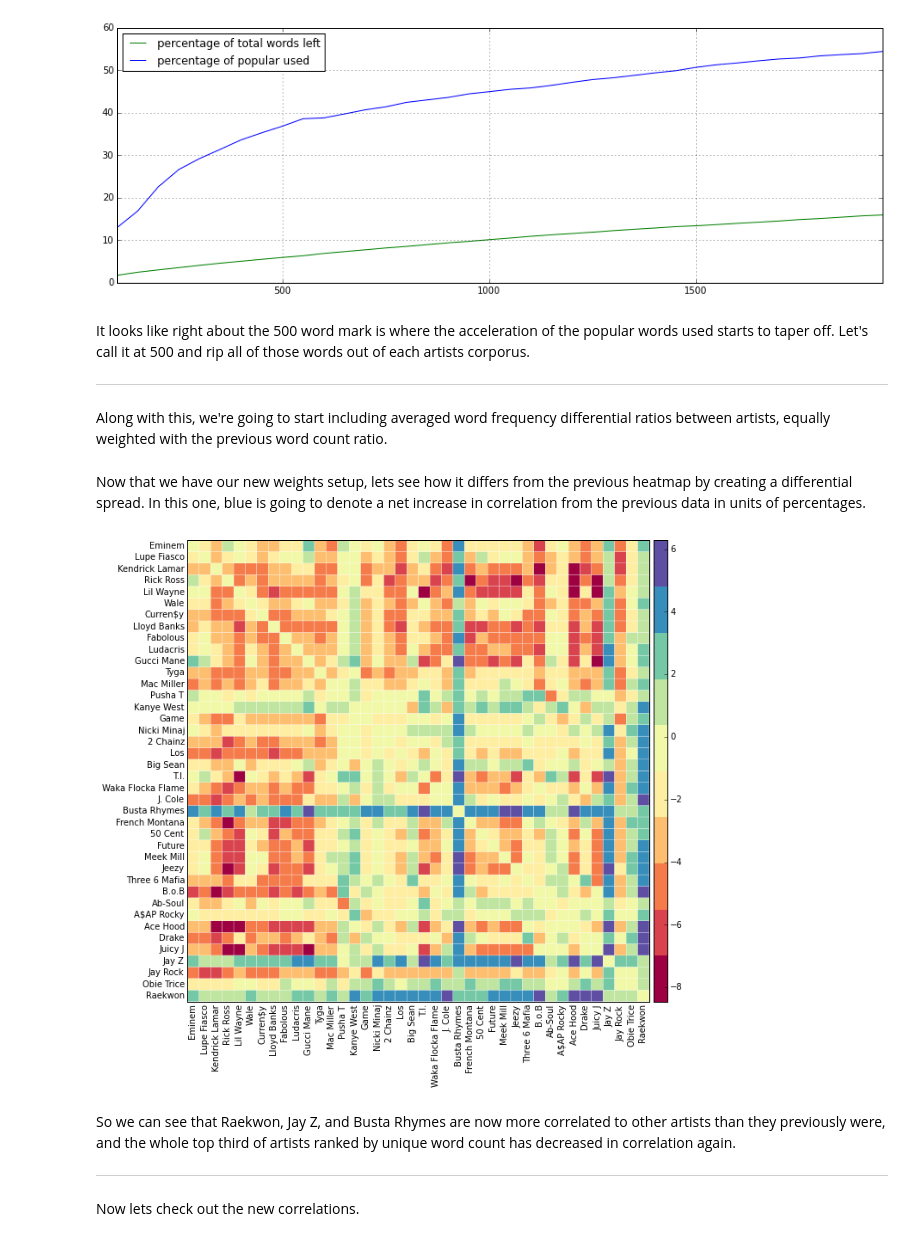
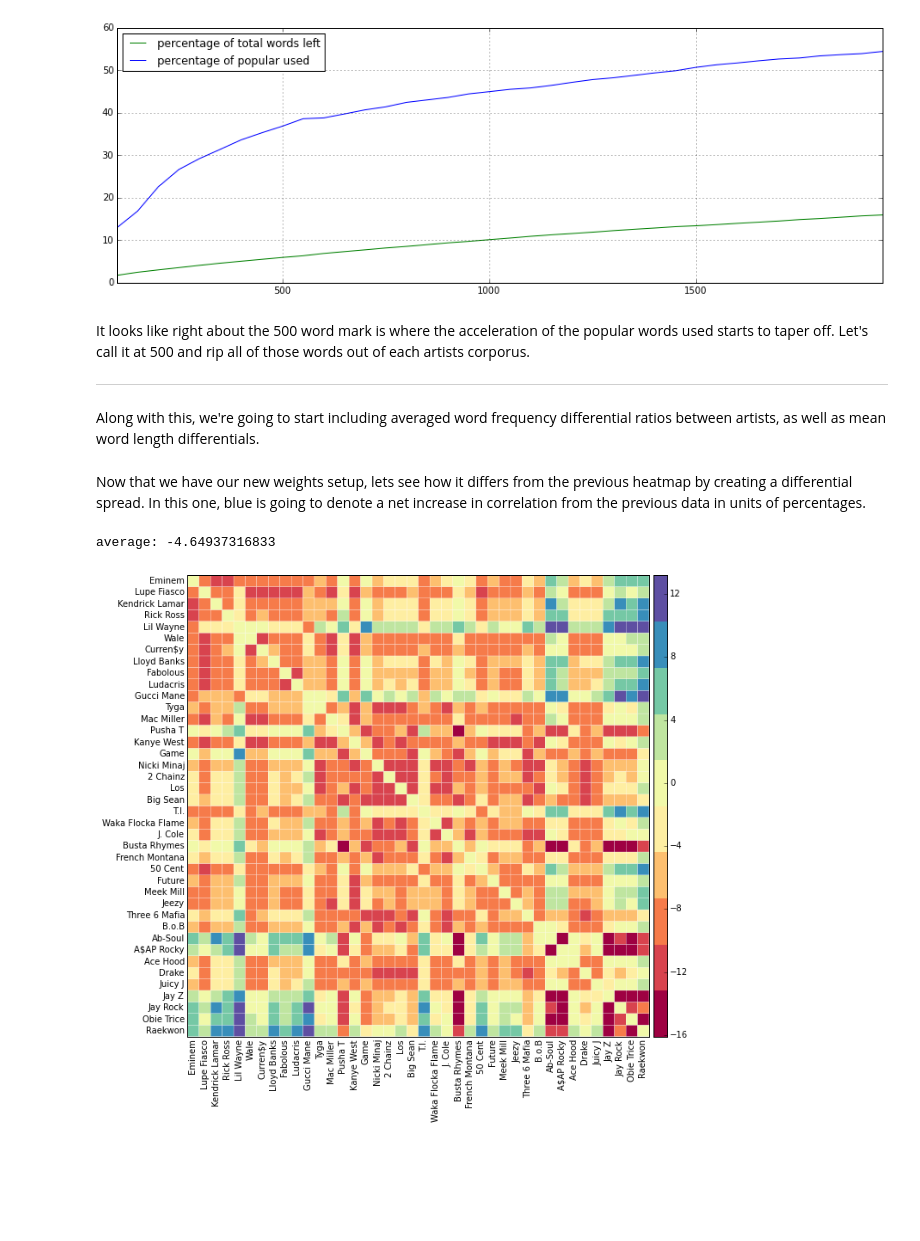
Before and after one commit to baronvonbadguy/genius-scraper, a Jupyter notebook: Exploration.ipynb, the cells around one changed output. Cells and saved outputs as stored; diff of their text form; code cells hidden in the pictures; blank space fills up the shorter version.

```diff
--- a/Exploration.ipynb
+++ b/Exploration.ipynb
@@ -229,7 +234,7 @@ def cov_dict(df):
             if len(set1) != len(set2):
                 cov_dict[artist1][artist2] = float(len(set1 & set2)) / len(smaller(set1, set2))
             else:
-                cov_dict[artist1][artist2] = .5
+                cov_dict[artist1][artist2] = 1
     for i, artist in enumerate(df.index.values):
         cov_dict['order'][artist] = i
     return cov_dict
@@ -259,15 +264,17 @@ Here's a function for drawing heatmaps.  Even though we're doing x-correlation,
 def heatmap(df,
             edgecolors='w',
             cmap=mpl.cm.get_cmap('Spectral', 10),
-            log=False):
+            log=False,
+            perfect_value=1):
     width = len(df.columns)/4
     height = len(df.index)/4
-    cmap.set_over('w')
     fig, ax = plt.subplots(figsize=(width,height))
+    dfmax = df[df < perfect_value].fillna(0).values.max()
+    print('average: ' + str(df[df < perfect_value].fillna(0).values.mean()))
     heatmap = ax.pcolor(df,
                         edgecolors=edgecolors,  # put white lines between squares in heatmap
                         cmap=cmap,
-                        norm=mpl.colors.LogNorm() if log else None)
+                        norm=mpl.colors.LogNorm() if log else mpl.colors.Normalize(vmax=dfmax))
 
     ax.autoscale(tight=True)  # get rid of whitespace in margins of heatmap
     ax.set_aspect('equal')  # ensure heatmap cells are square
@@ -333,10 +341,12 @@ dfr.plot(legend='reverse')
 # %% [markdown]
 It looks like right about the 500 word mark is where the acceleration of the popular words used starts to taper off.  Let's call it at 500 and rip all of those words out of each artists corporus.
 - - -
-Along with this, we're going to start including averaged word frequency differential ratios between artists, equally weighted with the previous word count ratio.
+Along with this, we're going to start including averaged word frequency differential ratios between artists, as well as mean word length differentials.
 # %%
 from tqdm import tqdm
+
 smaller = lambda x, y: x if len(x) < len(y) else y
+greater_num = lambda x, y: x if x > y else y
 
 def freq_cov_dict(df, blacklist=[]):
     cov_dict = defaultdict(dict)
@@ -346,7 +356,9 @@ def freq_cov_dict(df, blacklist=[]):
             d1, d2 = freq[artist1], freq[artist2]
             xkeys = set(d1.keys()) & set(d2.keys())
             if len(d1) != len(d2):
+                #unique corporus length similarity, positive covariance indicator
                 alpha = float(len(xkeys)) / len(smaller(d1, d2))
+                #shared words usage frequency differentials, negative covariance indicator
                 betas = list()
                 for k in xkeys:
                     vd = abs(d1[k] - d2[k])
@@ -354,10 +366,17 @@ def freq_cov_dict(df, blacklist=[]):
                         betas.append(float(vd) / d1[k])
                     else:
                         betas.append(float(vd) / d2[k])
-                mu = (np.average(betas) + alpha) / 2
+                beta = 1 - np.average(betas)
+                #mean word length, negative covariance indicator
+                g1 = len(''.join(d1.keys())) / float(len(d1.keys()))
+                g2 = len(''.join(d2.keys())) / float(len(d2.keys()))
+                gamma = 1 - (abs(g1 - g2) / greater_num(g1, g2))
+                #assign weights to each coefficient
+                mu = (alpha * .6) + (beta * .3) + (gamma * .1)
+                #print('a:{} b:{} g:{} m:{}'.format(alpha, beta, gamma, mu))
                 cov_dict[artist1][artist2] = mu
             else:
-                cov_dict[artist1][artist2] = 0.5
+                cov_dict[artist1][artist2] = 1
     for i, artist in enumerate(df.index.values):
         cov_dict['order'][artist] = i
     return cov_dict
@@ -365,10 +384,7 @@ def freq_cov_dict(df, blacklist=[]):
 Now that we have our new weights setup, lets see how it differs from the previous heatmap by creating a differential spread.  In this one, blue is going to denote a net increase in correlation from the previous data in units of percentages.
 # %%
 dfc2 = pd.DataFrame.from_dict(freq_cov_dict(top40)).sort(columns='order', ascending=False)[top40.index.values]
-heatmap((dfc2 - dfc) * 100)
+heatmap((dfc - dfc2) * 100, perfect_value=100)
 # %% [output]
+average: -4.64937316833
-[figure, old version]
+[figure, new version]
-# %% [markdown]
-So we can see that Raekwon, Jay Z, and Busta Rhymes are now more correlated to other artists than they previously were, and the whole top third of artists ranked by unique word count has decreased in correlation again.
-- - -
-Now lets check out the new correlations.
```
Also changed, not shown: parts of 11 cells of this notebook.
